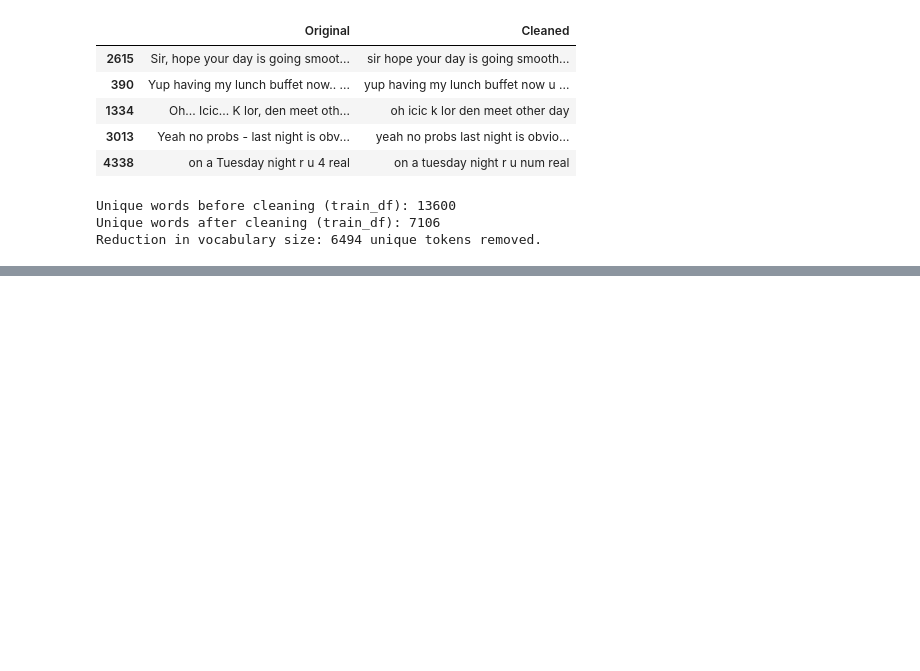
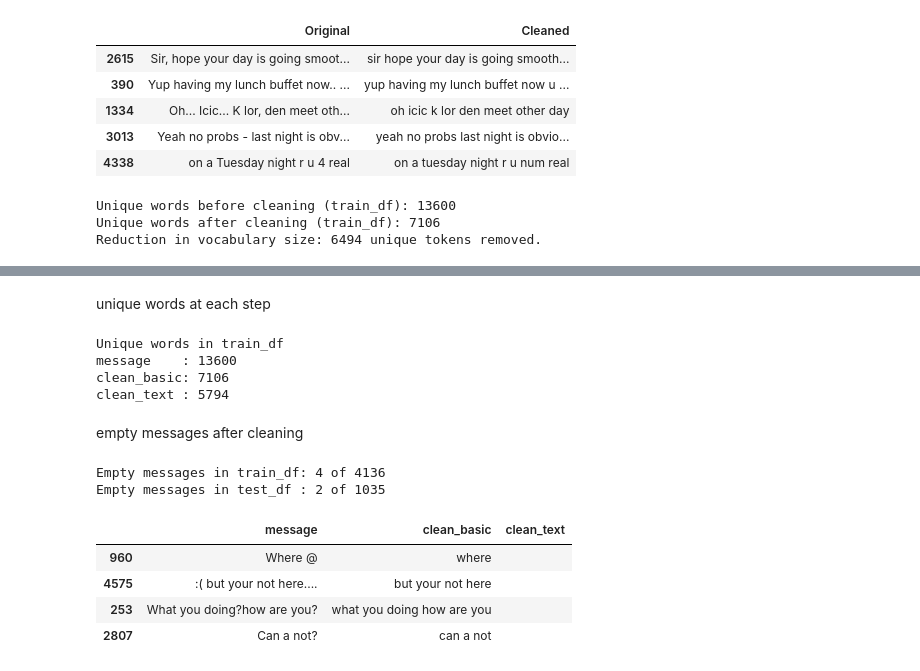
Before and after one commit to zahrss0r/DS483-SMS-Spam-Detection-Project, a Jupyter notebook: DS483_SMS_Spam.ipynb, the cells around one changed output, grey strips where cells are left out. Drawn from its saved outputs; the diff is of its cells as text; code cells hidden in the pictures; blank space fills up the shorter version.

```diff
--- a/DS483_SMS_Spam.ipynb
+++ b/DS483_SMS_Spam.ipynb
@@ -398,0 +495,39 @@ Reduction in vocabulary size: 6494 unique tokens removed.
+# %% [markdown]
+unique words at each step
+# %%
+def count_unique(series):
+    # collect all words in a set and count them
+    words = set()
+    for text in series:
+        words.update(tokenize(text))
+    return len(words)
+
+print("Unique words in train_df")
+print("message    :", count_unique(train_df["message"]))
+print("clean_basic:", count_unique(train_df["clean_basic"]))
+print("clean_text :", count_unique(train_df["clean_text"]))
+# %% [output]
+Unique words in train_df
+message    : 13600
+clean_basic: 7106
+clean_text : 5794
+# %% [markdown]
+empty messages after cleaning
+# %%
+# a message is empty if clean_text has no characters
+empty_train = (train_df["clean_text"] == "").sum()
+empty_test = (test_df["clean_text"] == "").sum()
+
+print("Empty messages in train_df:", empty_train, "of", len(train_df))
+print("Empty messages in test_df :", empty_test, "of", len(test_df))
+
+# look at a few of them
+train_df[train_df["clean_text"] == ""][["message", "clean_basic", "clean_text"]].head()
+# %% [output]
+Empty messages in train_df: 4 of 4136
+Empty messages in test_df : 2 of 1035
+|  | message | clean_basic | clean_text |
+| 960 | Where @ | where |  |
+| 4575 | :( but your not here.... | but your not here |  |
+| 253 | What you doing?how are you? | what you doing how are you |  |
+| 2807 | Can a not? | can a not |  |
```
Also changed, not shown: parts of 11 cells of this notebook.
